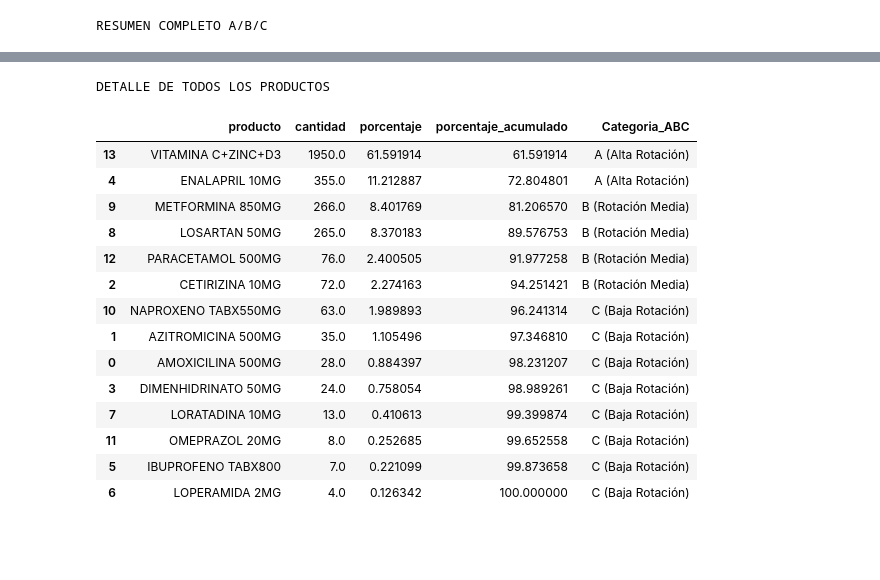
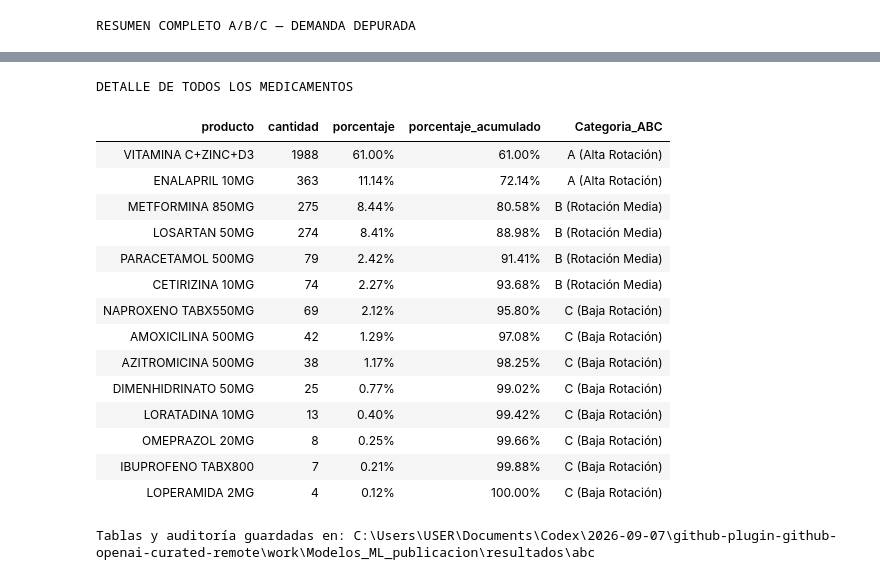
Before and after one commit to Victor-Andree/Modelos_ML, a Jupyter notebook: notebooks/02_Analisis_ABC_Inventarios.ipynb, the cells around one changed output, grey strips where cells are left out. Saved outputs shown, nothing was run; the diff lists cells and outputs as text; code cells hidden in the pictures; blank space fills up the shorter version.

Commit message:
Align ABC inventory analysis with cleaned experimental transactions

```diff
--- a/notebooks/02_Analisis_ABC_Inventarios.ipynb
+++ b/notebooks/02_Analisis_ABC_Inventarios.ipynb
@@ -110,13 +104,42 @@ Se conserva la clasificación existente por porcentaje acumulado (80% y 95%). El
 categorias = ['A (Alta Rotación)', 'B (Rotación Media)', 'C (Baja Rotación)']
 resumen_abc = (df_agrupado.groupby('Categoria_ABC')
                .agg(productos=('producto', 'nunique'), cantidad=('cantidad', 'sum'))
-               .reindex(categorias, fill_value=0))
-resumen_abc['porcentaje_productos'] = resumen_abc['productos'] / df_agrupado['producto'].nunique() * 100
-resumen_abc['porcentaje_volumen'] = resumen_abc['cantidad'] / df_agrupado['cantidad'].sum() * 100
-resumen_abc['porcentaje_volumen_acumulado'] = resumen_abc['porcentaje_volumen'].cumsum()
-print('RESUMEN COMPLETO A/B/C')
-display(resumen_abc)
-print('DETALLE DE TODOS LOS PRODUCTOS')
-display(df_agrupado[['producto', 'cantidad', 'porcentaje', 'porcentaje_acumulado', 'Categoria_ABC']])
+               .reindex(categorias, fill_value=0).reset_index())
+resumen_abc['porcentaje_productos'] = resumen_abc['productos'] / len(df_agrupado) * 100
+resumen_abc['porcentaje_volumen'] = resumen_abc['cantidad'] / volumen_total * 100
+resumen_abc['porcentaje_volumen_acumulado'] = resumen_abc['cantidad'].cumsum() / volumen_total * 100
+# Verificaciones del corte actual; no se emplean estos valores para calcular las tablas.
+np.testing.assert_array_equal(resumen_abc['productos'], [2, 4, 8])
+np.testing.assert_array_equal(resumen_abc['cantidad'], [2351, 702, 206])
+total = pd.DataFrame([{
+    'Categoria_ABC': 'Total', 'productos': resumen_abc.productos.sum(),
+    'cantidad': resumen_abc.cantidad.sum(),
+    'porcentaje_productos': len(df_agrupado) / len(df_agrupado) * 100,
+    'porcentaje_volumen': resumen_abc.cantidad.sum() / volumen_total * 100,
+    'porcentaje_volumen_acumulado': resumen_abc.cantidad.sum() / volumen_total * 100
+}])
+resumen_abc = pd.concat([resumen_abc, total], ignore_index=True)
+resumen_abc[['productos', 'cantidad']] = resumen_abc[['productos', 'cantidad']].astype('int64')
+formato = {c: '{:.2f}%' for c in resumen_abc if c.startswith('porcentaje')}
+formato.update({'productos': '{:.0f}', 'cantidad': '{:.0f}'})
+print('RESUMEN COMPLETO A/B/C — DEMANDA DEPURADA')
+display(HTML(resumen_abc.to_html(index=False, formatters={c: f.format for c, f in formato.items()})))
+print('DETALLE DE TODOS LOS MEDICAMENTOS')
+display(HTML(df_agrupado.to_html(index=False, formatters={
+    'cantidad': '{:.0f}'.format, 'porcentaje': '{:.2f}%'.format,
+    'porcentaje_acumulado': '{:.2f}%'.format})))
+
+salida = ROOT / 'resultados/abc'
+salida.mkdir(parents=True, exist_ok=True)
+resumen_abc.to_csv(salida / 'resumen_abc_depurado.csv', index=False)
+df_agrupado.to_csv(salida / 'detalle_abc_depurado.csv', index=False)
+auditoria_abc = dict(auditoria,
+    volumen_original=float(df_original.cantidad.sum()), volumen_depurado=int(volumen_total),
+    ceros_conservados=int(df_maestro.cantidad.eq(0).sum()),
+    sha256_raw=hashlib.sha256(ruta_raw.read_bytes()).hexdigest(),
+    sha256_analitico=hashlib.sha256(ruta_analitico.read_bytes()).hexdigest(),
+    sha256_limpieza=hashlib.sha256((ROOT / 'src/preprocessing/clean_data.py').read_bytes()).hexdigest())
+(salida / 'auditoria_abc.json').write_text(json.dumps(auditoria_abc, ensure_ascii=False, indent=2), encoding='utf-8')
+print('Tablas y auditoría guardadas en:', salida)
 # %% [output]
-RESUMEN COMPLETO A/B/C
+RESUMEN COMPLETO A/B/C — DEMANDA DEPURADA
@@ -128,16 +151,17 @@ RESUMEN COMPLETO A/B/C
-DETALLE DE TODOS LOS PRODUCTOS
+DETALLE DE TODOS LOS MEDICAMENTOS
-|  | producto | cantidad | porcentaje | porcentaje_acumulado | Categoria_ABC |
-| 13 | VITAMINA C+ZINC+D3 | 1950.0 | 61.591914 | 61.591914 | A (Alta Rotación) |
-| 4 | ENALAPRIL 10MG | 355.0 | 11.212887 | 72.804801 | A (Alta Rotación) |
-| 9 | METFORMINA 850MG | 266.0 | 8.401769 | 81.206570 | B (Rotación Media) |
-| 8 | LOSARTAN 50MG | 265.0 | 8.370183 | 89.576753 | B (Rotación Media) |
-| 12 | PARACETAMOL 500MG | 76.0 | 2.400505 | 91.977258 | B (Rotación Media) |
-| 2 | CETIRIZINA 10MG | 72.0 | 2.274163 | 94.251421 | B (Rotación Media) |
-| 10 | NAPROXENO TABX550MG | 63.0 | 1.989893 | 96.241314 | C (Baja Rotación) |
-| 1 | AZITROMICINA 500MG | 35.0 | 1.105496 | 97.346810 | C (Baja Rotación) |
-| 0 | AMOXICILINA 500MG | 28.0 | 0.884397 | 98.231207 | C (Baja Rotación) |
-| 3 | DIMENHIDRINATO 50MG | 24.0 | 0.758054 | 98.989261 | C (Baja Rotación) |
-| 7 | LORATADINA 10MG | 13.0 | 0.410613 | 99.399874 | C (Baja Rotación) |
-| 11 | OMEPRAZOL 20MG | 8.0 | 0.252685 | 99.652558 | C (Baja Rotación) |
-| 5 | IBUPROFENO TABX800 | 7.0 | 0.221099 | 99.873658 | C (Baja Rotación) |
-| 6 | LOPERAMIDA 2MG | 4.0 | 0.126342 | 100.000000 | C (Baja Rotación) |
+| producto | cantidad | porcentaje | porcentaje_acumulado | Categoria_ABC |
+| VITAMINA C+ZINC+D3 | 1988 | 61.00% | 61.00% | A (Alta Rotación) |
+| ENALAPRIL 10MG | 363 | 11.14% | 72.14% | A (Alta Rotación) |
+| METFORMINA 850MG | 275 | 8.44% | 80.58% | B (Rotación Media) |
+| LOSARTAN 50MG | 274 | 8.41% | 88.98% | B (Rotación Media) |
+| PARACETAMOL 500MG | 79 | 2.42% | 91.41% | B (Rotación Media) |
+| CETIRIZINA 10MG | 74 | 2.27% | 93.68% | B (Rotación Media) |
+| NAPROXENO TABX550MG | 69 | 2.12% | 95.80% | C (Baja Rotación) |
+| AMOXICILINA 500MG | 42 | 1.29% | 97.08% | C (Baja Rotación) |
+| AZITROMICINA 500MG | 38 | 1.17% | 98.25% | C (Baja Rotación) |
+| DIMENHIDRINATO 50MG | 25 | 0.77% | 99.02% | C (Baja Rotación) |
+| LORATADINA 10MG | 13 | 0.40% | 99.42% | C (Baja Rotación) |
+| OMEPRAZOL 20MG | 8 | 0.25% | 99.66% | C (Baja Rotación) |
+| IBUPROFENO TABX800 | 7 | 0.21% | 99.88% | C (Baja Rotación) |
+| LOPERAMIDA 2MG | 4 | 0.12% | 100.00% | C (Baja Rotación) |
+Tablas y auditoría guardadas en: C:\Users\USER\Documents\Codex\2026-09-07\github-plugin-github-openai-curated-remote\work\Modelos_ML_publicacion\resultados\abc
```
Also changed, not shown: parts of 4 cells of this notebook, 4 other files.
